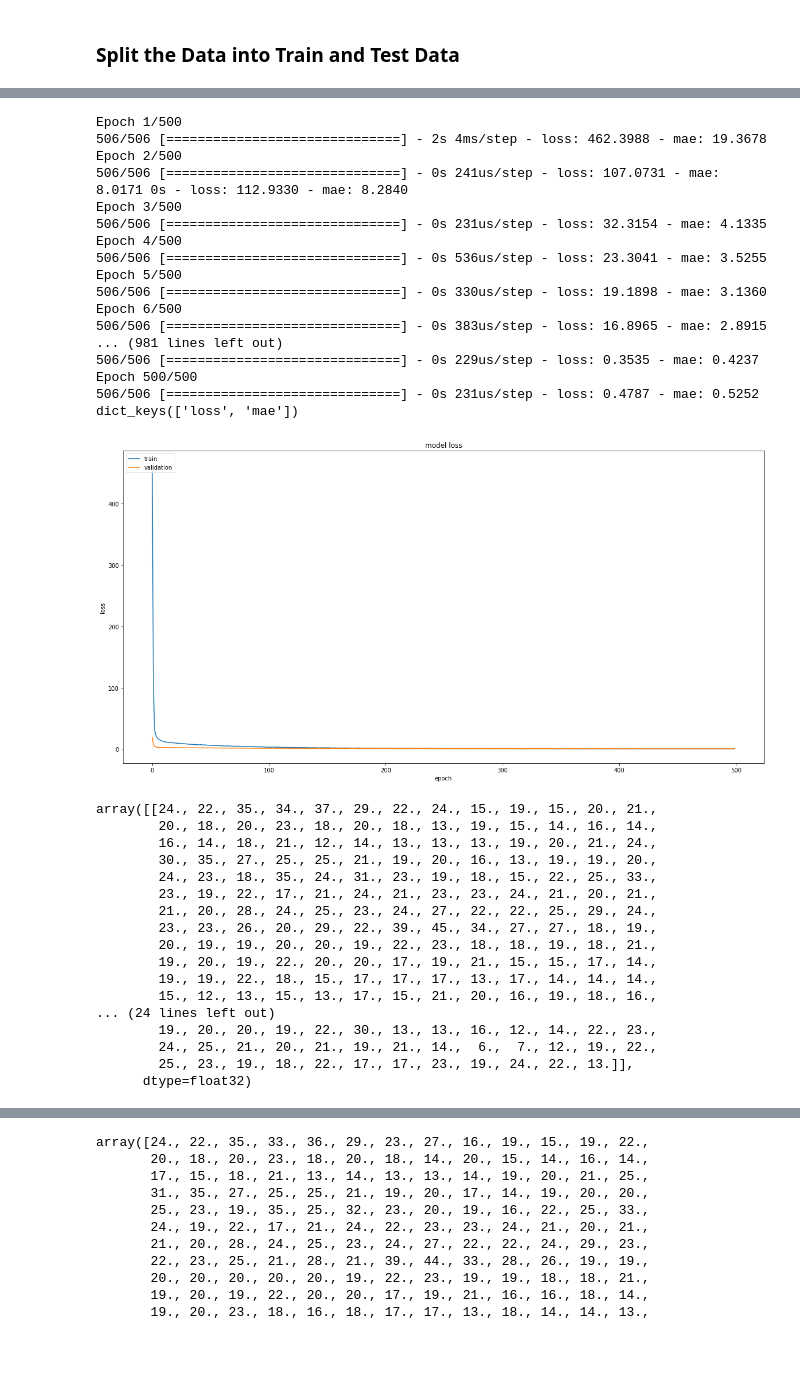
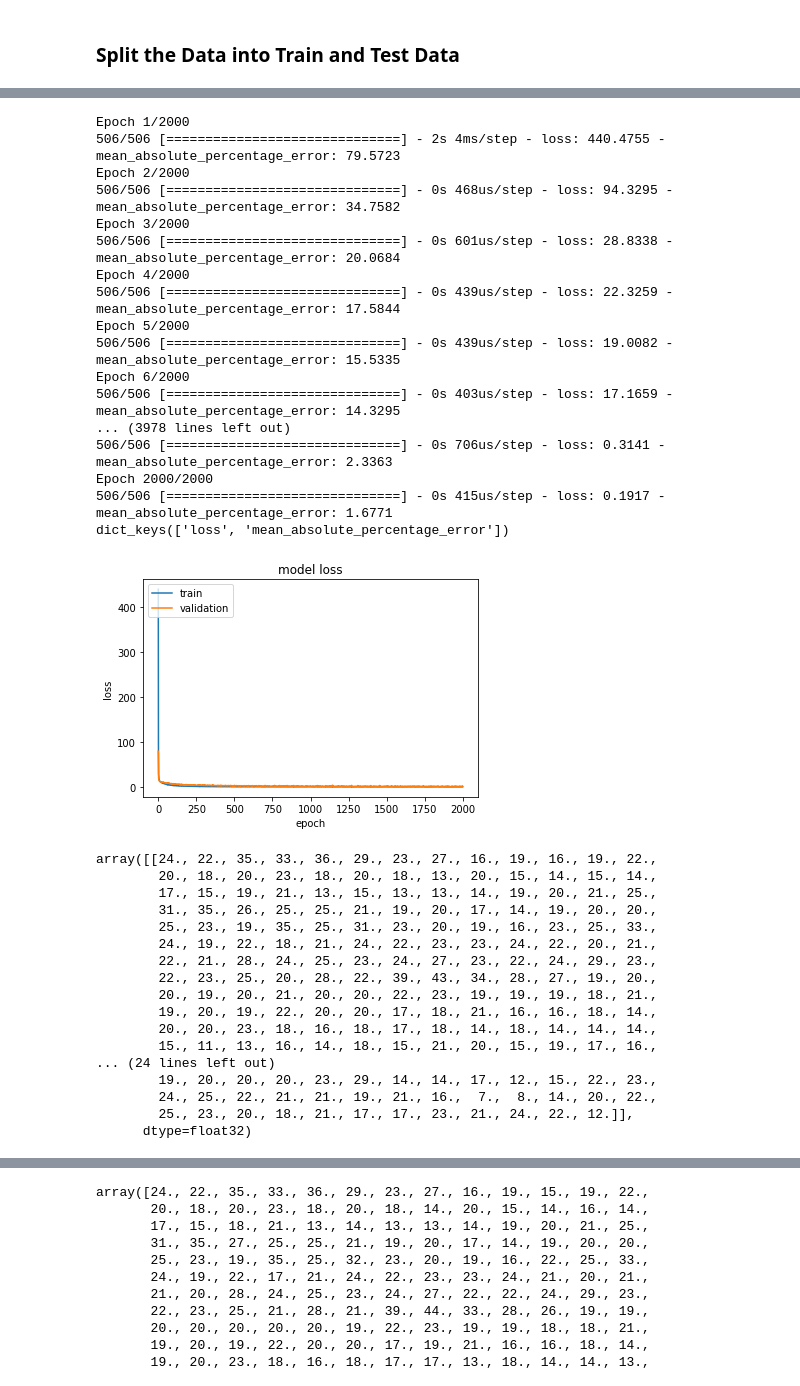
Before and after one commit to beccycole/machine-learning-assessment, a Jupyter notebook: Boston Housing Dataset.ipynb, the cells around one changed output, grey strips where cells are left out. Saved outputs shown, nothing was run; the diff lists cells and outputs as text; code cells hidden in the pictures; blank space fills up the shorter version.

```diff
--- a/Boston Housing Dataset.ipynb
+++ b/Boston Housing Dataset.ipynb
@@ -517,71 +532,71 @@ inputs_scale_train, inputs_scale_test, output_train, output_test = mod.train_tes
 # %%
 # import keras
 import keras as kr
 
 # Create a new neural network
 m = kr.models.Sequential()
 
 # Add a hidden layer with 128 neurons and an input layer with 13
 m.add(kr.layers.Dense(128, input_dim=13, activation="relu"))
 # Add a hidden layer with 64 neurons
 m.add(kr.layers.Dense(64, activation="relu"))
 # Add a one neuron output layer
 m.add(kr.layers.Dense(1, activation="linear"))
 
 # Compile the model
-m.compile(loss="mean_squared_error", optimizer="adam", metrics=['mae'])
+m.compile(loss="mean_squared_error", optimizer="adam", metrics=['mean_absolute_percentage_error'])
 
 # Train the model
-#history = m.fit(inputs_scale_train, output_train, epochs=500, batch_size=10)
-history = m.fit(inputs_scale, output, epochs=500, batch_size=10)
+#history = m.fit(inputs_scale_train, output_train, epochs=2000, batch_size=10)
+history = m.fit(inputs_scale, output, epochs=2000, batch_size=10)
 
 print(history.history.keys())
 # "Loss"
 plt.plot(history.history['loss'])
-plt.plot(history.history['mae'])
+plt.plot(history.history['mean_absolute_percentage_error'])
 plt.title('model loss')
 plt.ylabel('loss')
 plt.xlabel('epoch')
 plt.legend(['train', 'validation'], loc='upper left')
 plt.show()
 # %% [output]
-Epoch 1/500
-506/506 [==============================] - 2s 4ms/step - loss: 462.3988 - mae: 19.3678
-Epoch 2/500
-506/506 [==============================] - 0s 241us/step - loss: 107.0731 - mae: 8.0171 0s - loss: 112.9330 - mae: 8.2840
-Epoch 3/500
-506/506 [==============================] - 0s 231us/step - loss: 32.3154 - mae: 4.1335
-Epoch 4/500
-506/506 [==============================] - 0s 536us/step - loss: 23.3041 - mae: 3.5255
-Epoch 5/500
-506/506 [==============================] - 0s 330us/step - loss: 19.1898 - mae: 3.1360
-Epoch 6/500
-506/506 [==============================] - 0s 383us/step - loss: 16.8965 - mae: 2.8915
-... (981 lines left out)
-506/506 [==============================] - 0s 229us/step - loss: 0.3535 - mae: 0.4237
-Epoch 500/500
-506/506 [==============================] - 0s 231us/step - loss: 0.4787 - mae: 0.5252
-dict_keys(['loss', 'mae'])
+Epoch 1/2000
+506/506 [==============================] - 2s 4ms/step - loss: 440.4755 - mean_absolute_percentage_error: 79.5723
+Epoch 2/2000
+506/506 [==============================] - 0s 468us/step - loss: 94.3295 - mean_absolute_percentage_error: 34.7582
+Epoch 3/2000
+506/506 [==============================] - 0s 601us/step - loss: 28.8338 - mean_absolute_percentage_error: 20.0684
+Epoch 4/2000
+506/506 [==============================] - 0s 439us/step - loss: 22.3259 - mean_absolute_percentage_error: 17.5844
+Epoch 5/2000
+506/506 [==============================] - 0s 439us/step - loss: 19.0082 - mean_absolute_percentage_error: 15.5335
+Epoch 6/2000
+506/506 [==============================] - 0s 403us/step - loss: 17.1659 - mean_absolute_percentage_error: 14.3295
+... (3978 lines left out)
+506/506 [==============================] - 0s 706us/step - loss: 0.3141 - mean_absolute_percentage_error: 2.3363
+Epoch 2000/2000
+506/506 [==============================] - 0s 415us/step - loss: 0.1917 - mean_absolute_percentage_error: 1.6771
+dict_keys(['loss', 'mean_absolute_percentage_error'])
-[figure, old version]
+[figure, new version]
 # %%
 # predicted outputs of neural network
 np.round(m.predict(inputs_scale).T)
 # %% [output]
-array([[24., 22., 35., 34., 37., 29., 22., 24., 15., 19., 15., 20., 21.,
-        20., 18., 20., 23., 18., 20., 18., 13., 19., 15., 14., 16., 14.,
-        16., 14., 18., 21., 12., 14., 13., 13., 13., 19., 20., 21., 24.,
-        30., 35., 27., 25., 25., 21., 19., 20., 16., 13., 19., 19., 20.,
-        24., 23., 18., 35., 24., 31., 23., 19., 18., 15., 22., 25., 33.,
-        23., 19., 22., 17., 21., 24., 21., 23., 23., 24., 21., 20., 21.,
-        21., 20., 28., 24., 25., 23., 24., 27., 22., 22., 25., 29., 24.,
-        23., 23., 26., 20., 29., 22., 39., 45., 34., 27., 27., 18., 19.,
-        20., 19., 19., 20., 20., 19., 22., 23., 18., 18., 19., 18., 21.,
-        19., 20., 19., 22., 20., 20., 17., 19., 21., 15., 15., 17., 14.,
-        19., 19., 22., 18., 15., 17., 17., 17., 13., 17., 14., 14., 14.,
-        15., 12., 13., 15., 13., 17., 15., 21., 20., 16., 19., 18., 16.,
+array([[24., 22., 35., 33., 36., 29., 23., 27., 16., 19., 16., 19., 22.,
+        20., 18., 20., 23., 18., 20., 18., 13., 20., 15., 14., 15., 14.,
+        17., 15., 19., 21., 13., 15., 13., 13., 14., 19., 20., 21., 25.,
+        31., 35., 26., 25., 25., 21., 19., 20., 17., 14., 19., 20., 20.,
+        25., 23., 19., 35., 25., 31., 23., 20., 19., 16., 23., 25., 33.,
+        24., 19., 22., 18., 21., 24., 22., 23., 23., 24., 22., 20., 21.,
+        22., 21., 28., 24., 25., 23., 24., 27., 23., 22., 24., 29., 23.,
+        22., 23., 25., 20., 28., 22., 39., 43., 34., 28., 27., 19., 20.,
+        20., 19., 20., 21., 20., 20., 22., 23., 19., 19., 19., 18., 21.,
+        19., 20., 19., 22., 20., 20., 17., 18., 21., 16., 16., 18., 14.,
+        20., 20., 23., 18., 16., 18., 17., 18., 14., 18., 14., 14., 14.,
+        15., 11., 13., 16., 14., 18., 15., 21., 20., 15., 19., 17., 16.,
 ... (24 lines left out)
-        19., 20., 20., 19., 22., 30., 13., 13., 16., 12., 14., 22., 23.,
-        24., 25., 21., 20., 21., 19., 21., 14.,  6.,  7., 12., 19., 22.,
-        25., 23., 19., 18., 22., 17., 17., 23., 19., 24., 22., 13.]],
+        19., 20., 20., 20., 23., 29., 14., 14., 17., 12., 15., 22., 23.,
+        24., 25., 22., 21., 21., 19., 21., 16.,  7.,  8., 14., 20., 22.,
+        25., 23., 20., 18., 21., 17., 17., 23., 21., 24., 22., 12.]],
       dtype=float32)
 # %%
```
Also changed, not shown: parts of 17 cells of this notebook.
